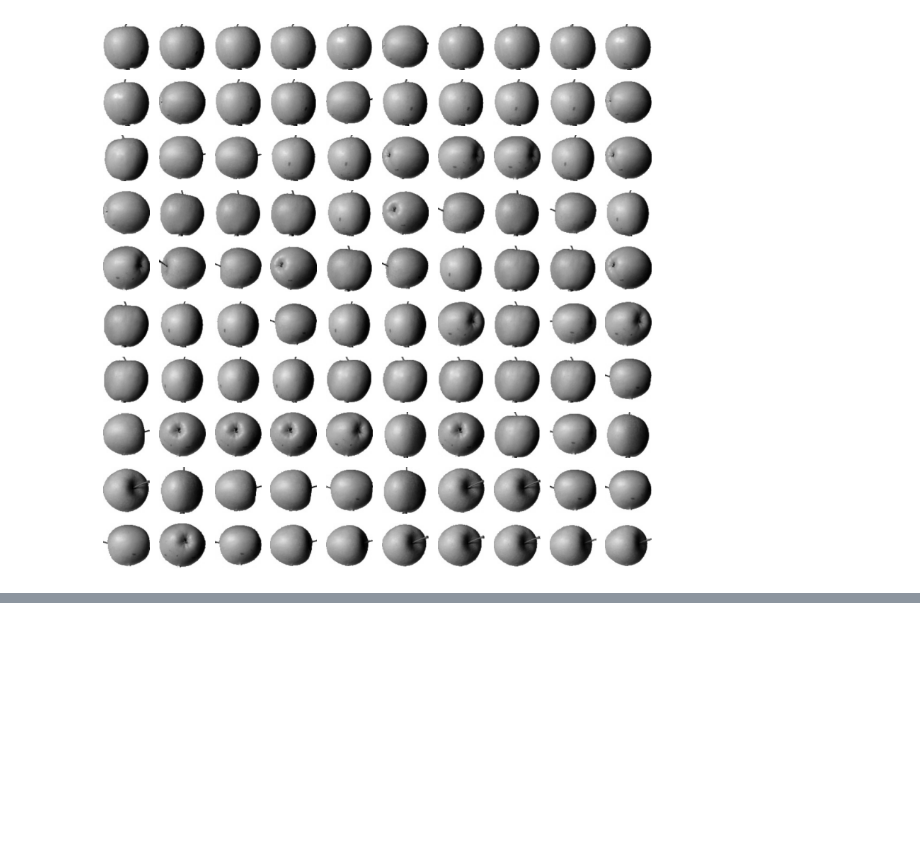
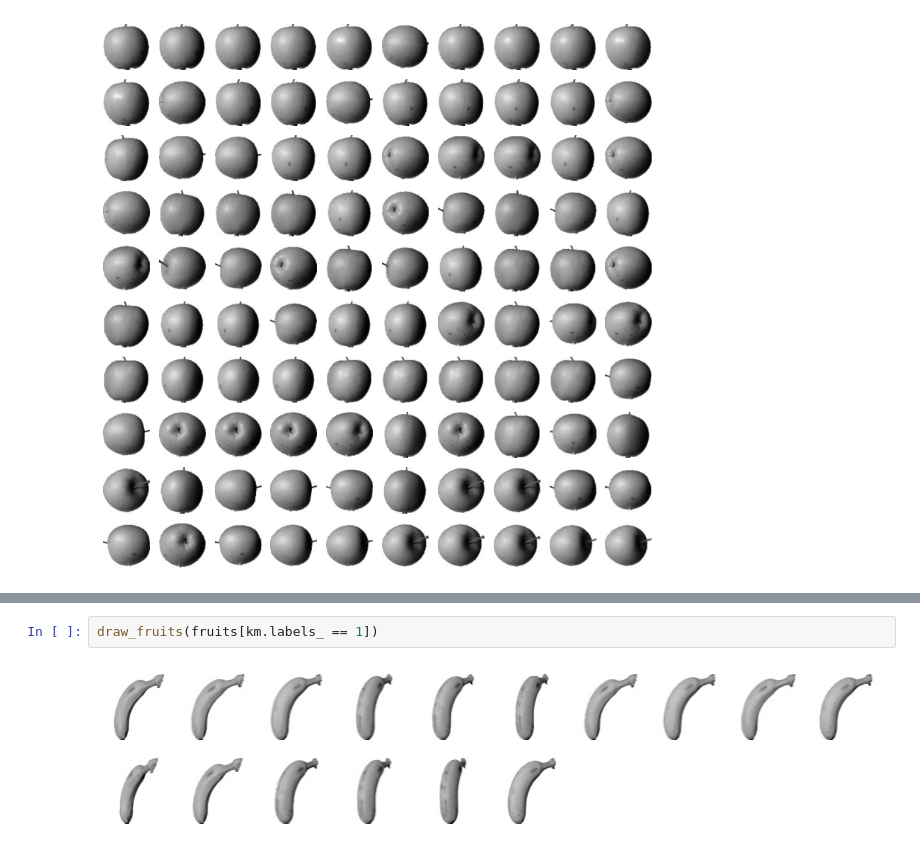
Before and after one commit to qwer1234566666/kuBig2025, a Jupyter notebook: ml_dl_python/a16_kmean.ipynb, the cells around one changed output, grey strips where cells are left out. Saved outputs shown, nothing was run; the diff lists cells and outputs as text; blank space fills up the shorter version.

```diff
--- a/ml_dl_python/a16_kmean.ipynb
+++ b/ml_dl_python/a16_kmean.ipynb
@@ -92,0 +138,4 @@ plt.show()
+# %%
+draw_fruits(fruits[km.labels_ == 1])
+# %% [output]
+[figure, added]
```
Also changed, not shown: parts of 8 cells of this notebook, 3 other files.
